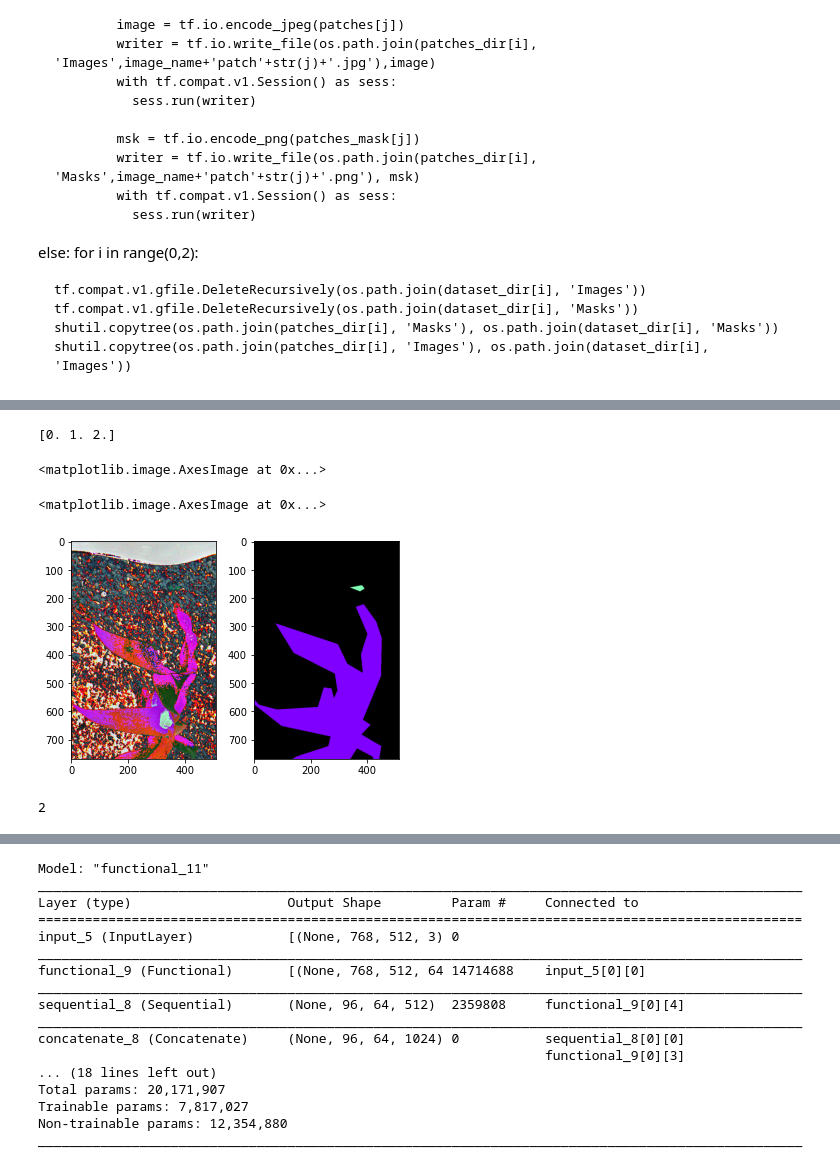
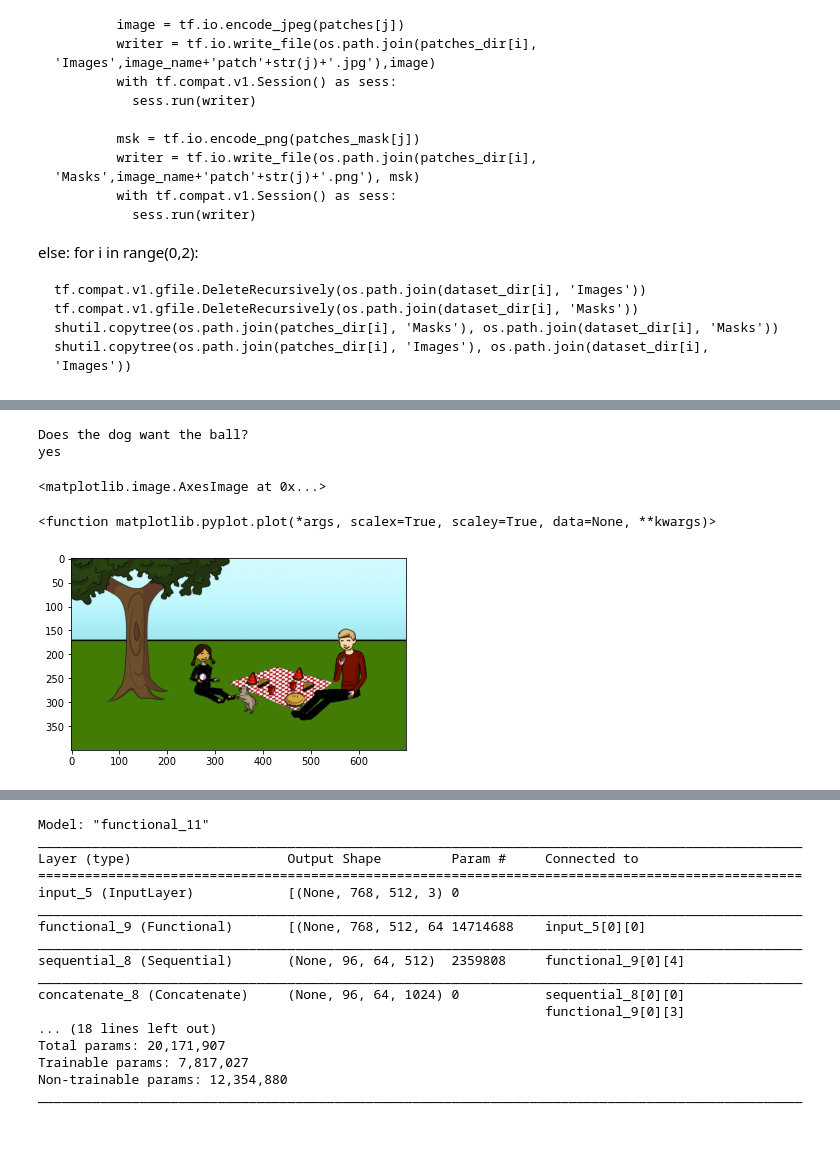
Before and after one commit to tizianofucci/A2NDLVisualQuestionAnswering, a Jupyter notebook: Notebook/local.ipynb, the cells around one changed output, grey strips where cells are left out. Cells and saved outputs as stored; diff of their text form; code cells hidden in the pictures; blank space fills up the shorter version.

Commit message:
add custom dataset

```diff
--- a/Notebook/local.ipynb
+++ b/Notebook/local.ipynb
@@ -327,32 +294,22 @@ dataset_valid = CustomDataset(dataset_dir[0], 'validation',
 
 
 
-train_dataset0 = tf.data.Dataset.from_generator(lambda: dataset,
-                                               output_types=(tf.float32, tf.float32),
-                                               output_shapes=([img_h, img_w, 3], [img_h, img_w, 1]))
+train_dataset = tf.data.Dataset.from_generator(lambda: dataset,
+                                               output_types=(tf.float32, tf.string, tf.string),
+                                               output_shapes=([img_h, img_w, 3], None, None))
 
-#train_dataset1 = tf.data.Dataset.from_generator(lambda: dataset1,
-#                                               output_types=(tf.float32, tf.float32),
-#                                               output_shapes=([img_h, img_w, 3], [img_h, img_w, 1]))
 
-#train_dataset = train_dataset0.concatenate(train_dataset1)
+train_dataset = train_dataset.batch(1)
 
-train_dataset0 = train_dataset0.batch(1)
+train_dataset = train_dataset.repeat()
 
-train_dataset0 = train_dataset0.repeat()
+valid_dataset = tf.data.Dataset.from_generator(lambda: dataset_valid,
+                                               output_types=(tf.float32,  tf.string, tf.string),
+                                               output_shapes=([img_h, img_w, 3], None, None))
 
-valid_dataset0 = tf.data.Dataset.from_generator(lambda: dataset_valid,
-                                               output_types=(tf.float32, tf.float32),
-                                               output_shapes=([img_h, img_w, 3], [img_h, img_w, 1]))
-#valid_dataset1 = tf.data.Dataset.from_generator(lambda: dataset_valid1,
-#                                               output_types=(tf.float32, tf.float32),
-#                                               output_shapes=([img_h, img_w, 3], [img_h, img_w, 1]))
+valid_dataset = valid_dataset.batch(1)
 
-#valid_dataset = valid_dataset0.concatenate(valid_dataset1)
-
-valid_dataset0 = valid_dataset0.batch(1)
-
-valid_dataset0 = valid_dataset0.repeat()
+valid_dataset = valid_dataset.repeat()
 # %%
 # Let's test data generator
 # -------------------------
@@ -368,36 +325,25 @@ import matplotlib.pyplot as plt
 evenly_spaced_interval = np.linspace(0, 1, 3)
 colors = [cm.rainbow(x) for x in evenly_spaced_interval]
 
-iterator = iter(valid_dataset0)
+iterator = iter(valid_dataset)
-# %%
-fig, ax = plt.subplots(1, 2)
-
-augmented_img, target = next(iterator)
-augmented_img = augmented_img[0]   # First element
-augmented_img = augmented_img  # denormalize
-
-target = np.array(target[0, ..., 0])   # First element (squeezing channel dimension)
-
-print(np.unique(target))
-
-target_img = np.zeros([target.shape[0], target.shape[1], 3])
-
-target_img[np.where(target == 0)] = [0, 0, 0]
-for i in range(1, 3):
-  target_img[np.where(target == i)] = np.array(colors[i-1])[:3] * 255
-
-ax[0].imshow(np.uint8(augmented_img))
-ax[1].imshow(np.uint8(target_img))
-
-plt.show()
-
-print(np.max(np.uint8(target)))
-# %% [output]
-[0. 1. 2.]
-<matplotlib.image.AxesImage at 0x...>
-<matplotlib.image.AxesImage at 0x...>
-[figure, removed]
-2
+# %%
+
+augmented_img = next(iterator)
+
+
+image = augmented_img[0][0]   # First element
+
+tf.print (augmented_img[1][0])
+tf.print (augmented_img[2][0])
+
+plt.imshow(np.uint8(image))
+plt.plot
+# %% [output]
+Does the dog want the ball?
+yes
+<matplotlib.image.AxesImage at 0x...>
+<function matplotlib.pyplot.plot(*args, scalex=True, scaley=True, data=None, **kwargs)>
+[figure, added]
 # %%
 #Loading of VGG that will be used as a Backbone
 vgg = tf.keras.applications.VGG16(weights='imagenet', include_top=False, input_shape=(img_h, img_w, 3))
```
Also changed, not shown: parts of 8 cells of this notebook, 1 other file.
